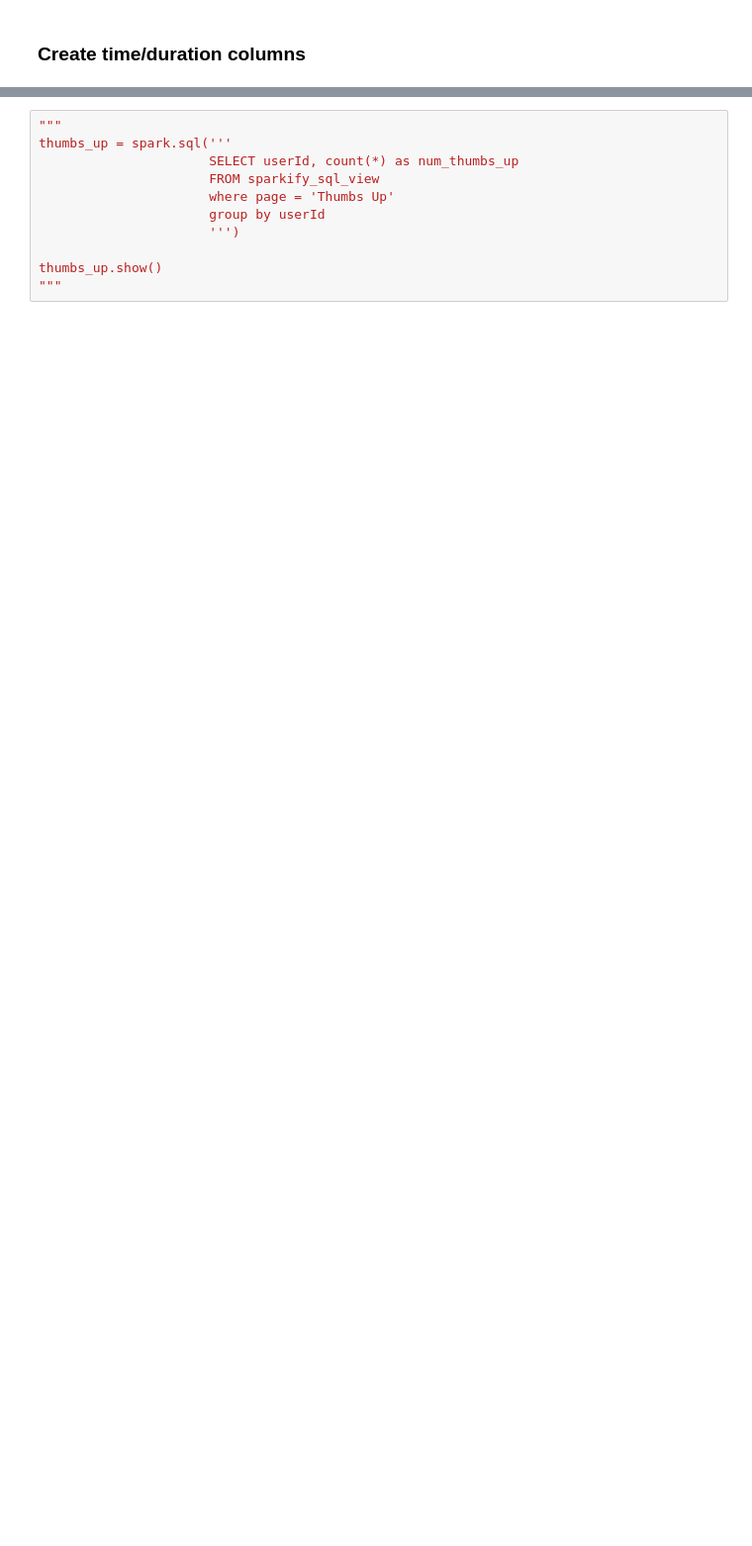
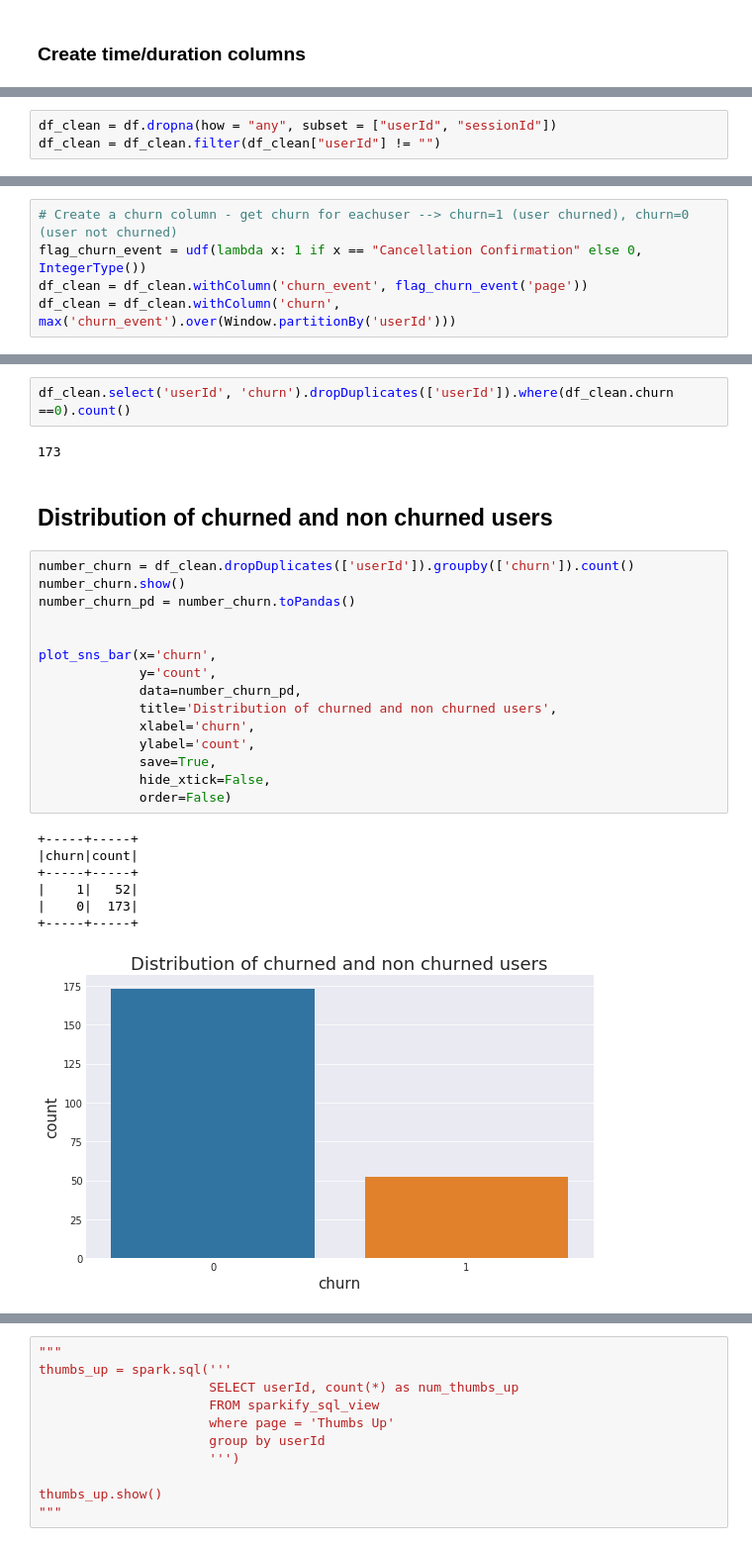
Before and after one commit to ddhartma/Sparkify-Project, a Jupyter notebook: Sparkify.ipynb, the cells around one changed output, grey strips where cells are left out. Shown at 99% size. Drawn from its saved outputs; the diff is of its cells as text; blank space fills up the shorter version.

```diff
--- a/Sparkify.ipynb
+++ b/Sparkify.ipynb
@@ -480,0 +757,3 @@ only showing top 20 rows
+# %%
+df_clean = df.dropna(how = "any", subset = ["userId", "sessionId"])
+df_clean = df_clean.filter(df_clean["userId"] != "")
@@ -480,0 +766,5 @@ only showing top 20 rows
+# %%
+# Create a churn column - get churn for eachuser --> churn=1 (user churned), churn=0 (user not churned)
+flag_churn_event = udf(lambda x: 1 if x == "Cancellation Confirmation" else 0, IntegerType())
+df_clean = df_clean.withColumn('churn_event', flag_churn_event('page'))
+df_clean = df_clean.withColumn('churn', max('churn_event').over(Window.partitionBy('userId')))
@@ -480,0 +775,29 @@ only showing top 20 rows
+# %%
+df_clean.select('userId', 'churn').dropDuplicates(['userId']).where(df_clean.churn ==0).count()
+# %% [output]
+173
+# %% [markdown]
+## <a class="anchor" id="Distribution_of_churned_and_non_churned_users">Distribution of churned and non churned users</a>
+# %%
+number_churn = df_clean.dropDuplicates(['userId']).groupby(['churn']).count()
+number_churn.show()
+number_churn_pd = number_churn.toPandas()
+
+
+plot_sns_bar(x='churn',
+             y='count',
+             data=number_churn_pd,
+             title='Distribution of churned and non churned users',
+             xlabel='churn',
+             ylabel='count',
+             save=True,
+             hide_xtick=False,
+             order=False)
+# %% [output]
++-----+-----+
+|churn|count|
++-----+-----+
+|    1|   52|
+|    0|  173|
++-----+-----+
+[figure, added]
```
Also changed, not shown: parts of 131 cells of this notebook.
